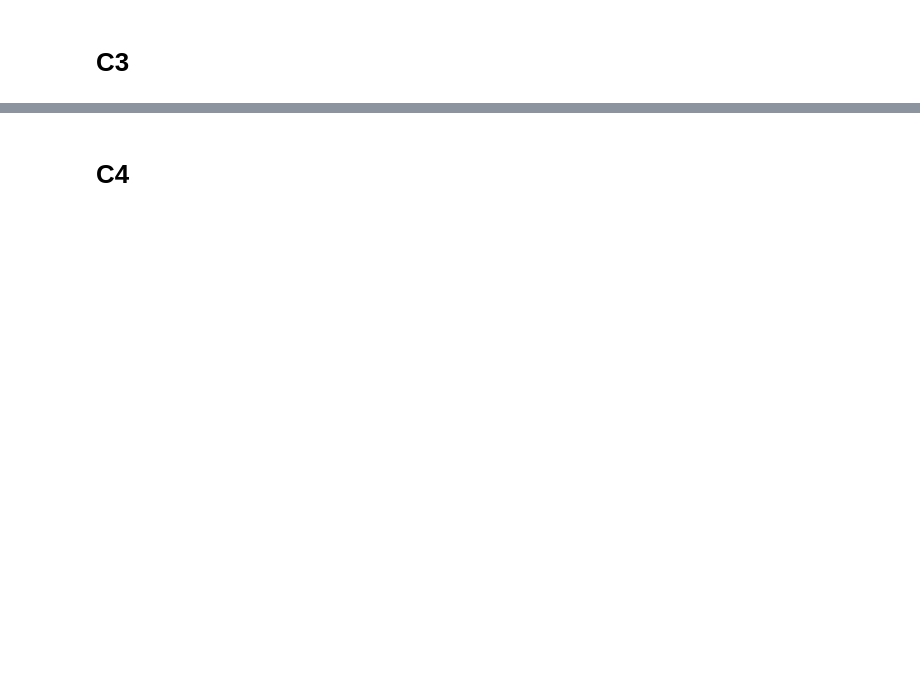
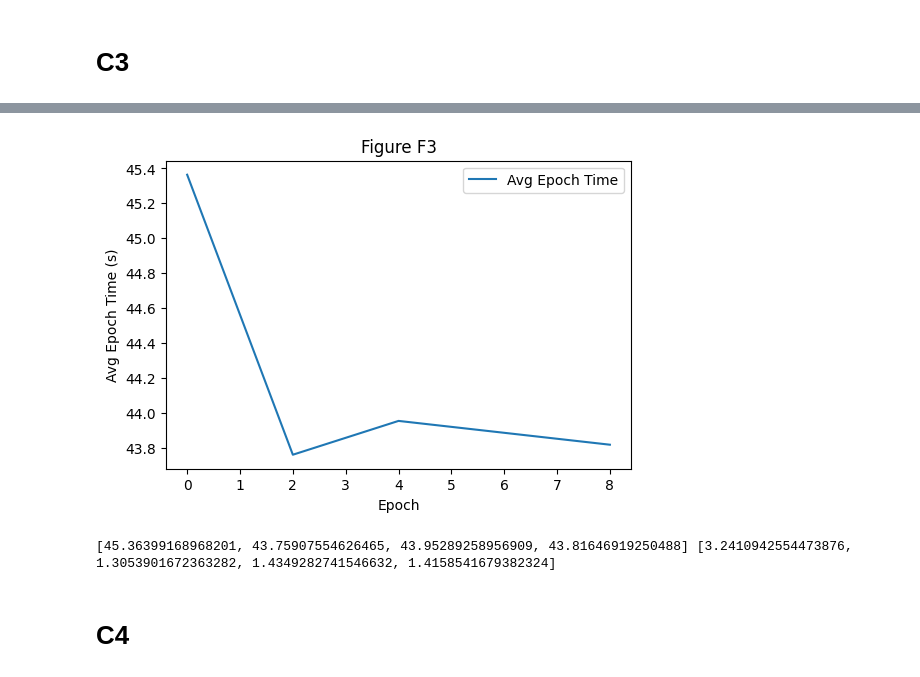
Before and after one commit to kaison0/HPML_assignment, a Jupyter notebook: assignment2/hw2.ipynb, the cells around one changed output, grey strips where cells are left out. Saved outputs shown, nothing was run; the diff lists cells and outputs as text; code cells hidden in the pictures; blank space fills up the shorter version.

```diff
--- a/assignment2/hw2.ipynb
+++ b/assignment2/hw2.ipynb
@@ -476,6 +566,9 @@ wandb.finish()
 # %% [markdown]
 # C3
 # %%
+avg_epoch_time_arr = []
+avg_data_time_arr = []
+
 def train():
   with wandb.init(
       group="DataLoader Performance",
@@ -489,7 +582,7 @@ def train():
         "compile_mode": False
     }) as run:
       config = wandb.config
-      run.name = f"lr{wandb.config.learning_rate}_bs{wandb.config.batch_size}"
+      run.name = f"lr{wandb.config.learning_rate}_bs{wandb.config.batch_size}_num_workers{config.num_workers}"
 
       train_loader = DataLoader(tokenized["train"], batch_size=config.batch_size, shuffle=True, collate_fn=data_collator, num_workers=config.num_workers)
       test_loader = DataLoader(tokenized["test"], batch_size=config.batch_size, collate_fn=data_collator, num_workers=config.num_workers)
@@ -589,6 +682,9 @@ def train():
         print(f"Epoch {epoch+1}/{config.epochs}, Loss: {avg_loss:.4f}, Train Accuracy: {avg_accuracy:.4f}, Test Accuracy: {accuracy:.4f}, data_loading time: {data_loading_time} \
                 compute time: {training_compute_time} total epoch time: {total_epoch_time}")
         print(f"-------------------------------------------------------------------------------")
+
+      avg_epoch_time_arr.append(sum(epoch_time_arr)/len(epoch_time_arr))
+      avg_data_time_arr.append(sum(data_loading_time_arr)/len(data_loading_time_arr))
 # %%
 sweep_config = {
     'method': 'grid',
@@ -631,3 +726,19 @@ wandb: ERROR The nbformat package was not found. It is required to save notebook
+# %%
+plt.figure(figsize=(6, 4))
+
+num_workers = [0, 2, 4, 8]
+plt.plot(num_workers, avg_epoch_time_arr, label='Avg Epoch Time')
+plt.xlabel('Epoch')
+plt.ylabel('Avg Epoch Time (s)')
+plt.title('Figure F3')
+plt.legend()
+plt.show()
+# %% [output]
+[figure, added]
+# %%
+print(avg_epoch_time_arr, avg_data_time_arr)
+# %% [output]
+[45.36399168968201, 43.75907554626465, 43.95289258956909, 43.81646919250488] [3.2410942554473876, 1.3053901672363282, 1.4349282741546632, 1.4158541679382324]
 # %% [markdown]
 # C4
 # %%
```
Also changed, not shown: parts of 24 cells of this notebook.
